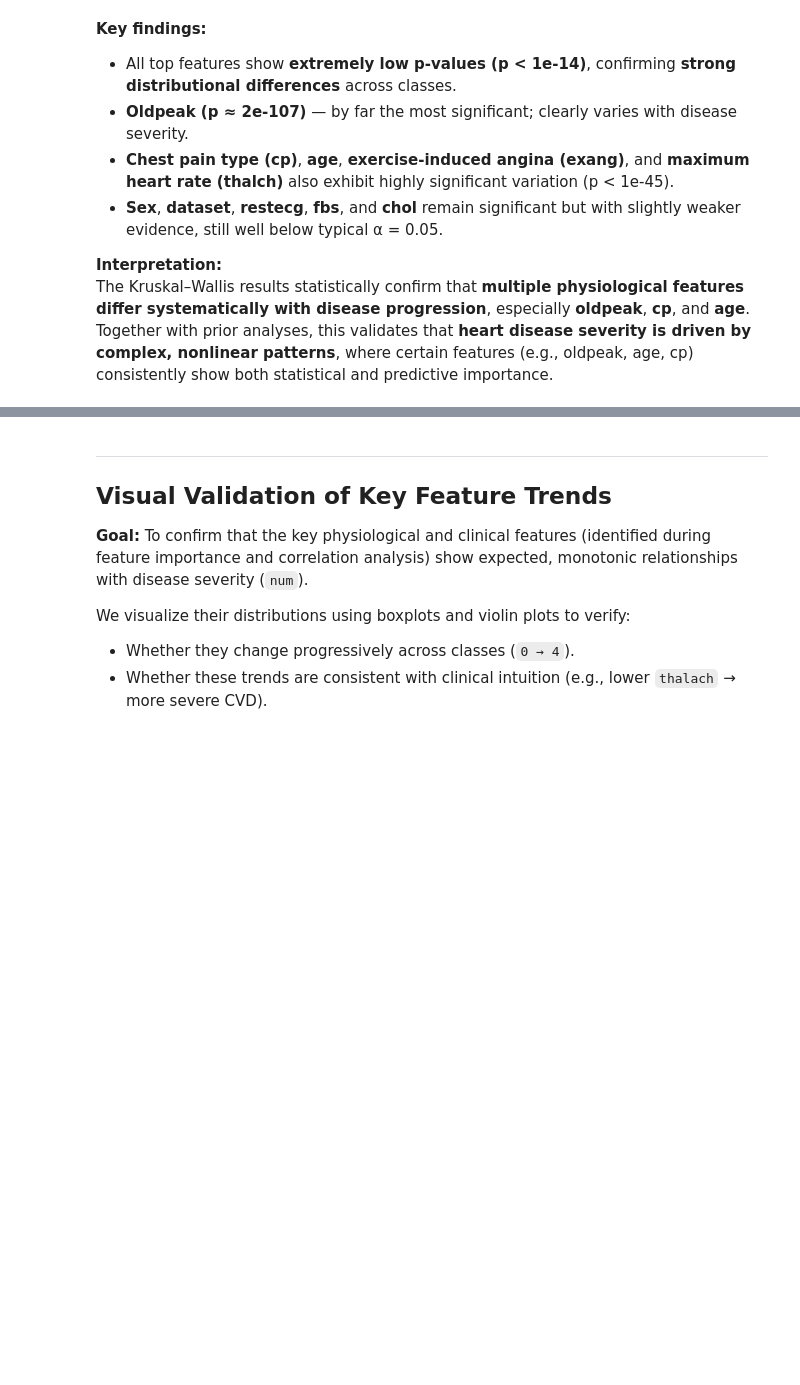
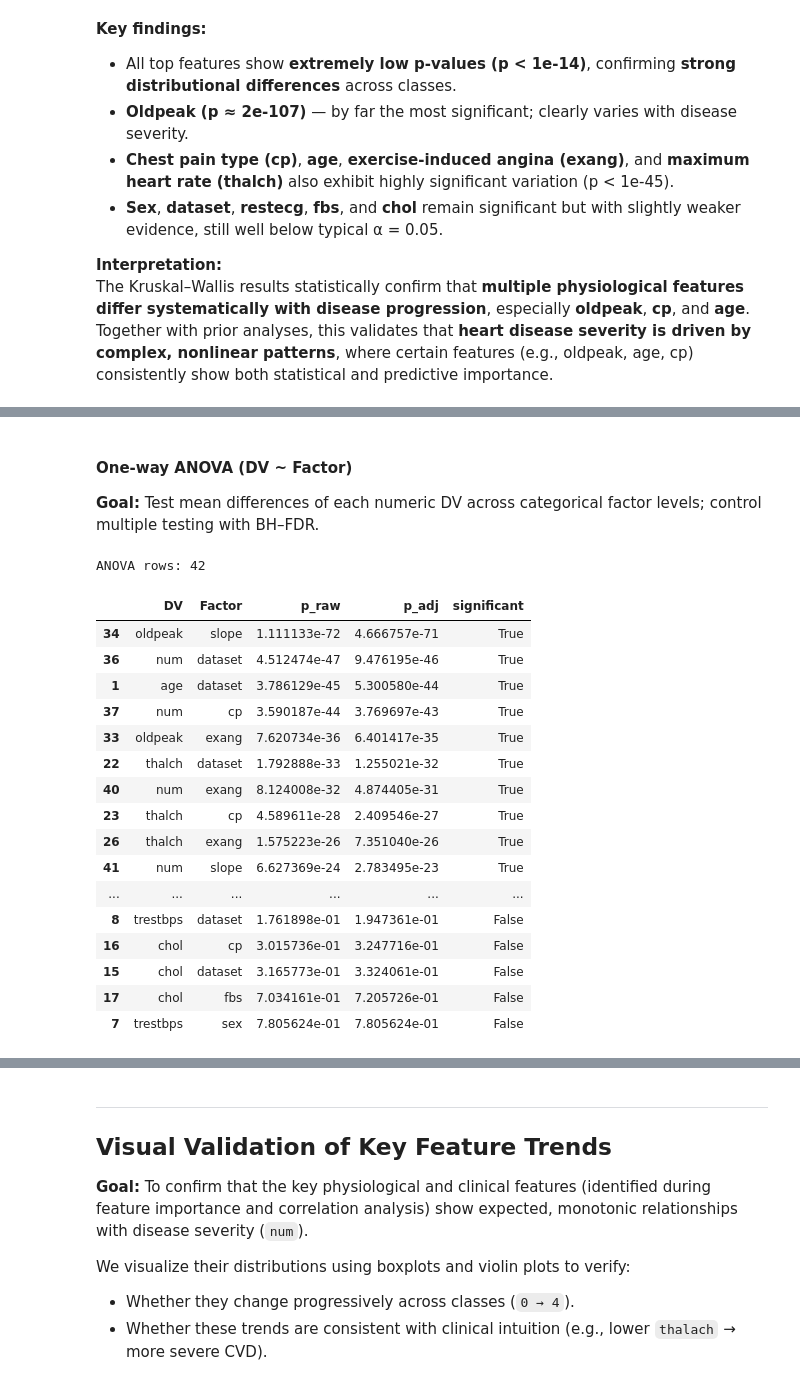
Before and after one commit to zuzannapajak/cardio-risk-prediction, a Jupyter notebook: notebooks/feature-analysis.ipynb, the cells around one changed output, grey strips where cells are left out. Drawn from its saved outputs; the diff is of its cells as text; code cells hidden in the pictures; blank space fills up the shorter version.

```diff
--- a/notebooks/feature-analysis.ipynb
+++ b/notebooks/feature-analysis.ipynb
@@ -353,0 +353,8 @@ shapiro_wilk_df
+# %%
+rows = []
+for c in numerical_columns:
+    s = df_clean[c].dropna()
+    if len(s) >= 3:
+        w, p = stats.shapiro(s)
+        rows.append([c, p])
+pd.DataFrame(rows, columns=['feature','sw_p_value'])
@@ -353,0 +383,41 @@ shapiro_wilk_df
+# %% [markdown]
+#### One-way ANOVA (DV ~ Factor)
+**Goal:** Test mean differences of each numeric DV across categorical factor levels; control multiple testing with BH–FDR.
+# %%
+rows = []
+for y in numerical_columns:
+    for g in categorical_columns:
+        sub = df_clean[[y, g]].dropna()
+        sub[g] = sub[g].astype('category')
+        vc = sub[g].value_counts()
+        model = ols(f'Q("{y}") ~ C(Q("{g}"))', data=sub).fit()
+        an = sm.stats.anova_lm(model, typ=2)
+        p = float(an['PR(>F)'].iloc[0])
+        rows.append([y, g, p])
+
+ANOVA_df = pd.DataFrame(rows, columns=['DV','Factor','p_raw']).sort_values('p_raw')
+
+reject, p_adj, *_ = multipletests(ANOVA_df['p_raw'], method='fdr_bh')
+ANOVA_df['p_adj'] = p_adj
+ANOVA_df['significant'] = reject
+print("ANOVA rows:", len(ANOVA_df))
+ANOVA_df
+# %% [output]
+ANOVA rows: 42
+|  | DV | Factor | p_raw | p_adj | significant |
+| 34 | oldpeak | slope | 1.111133e-72 | 4.666757e-71 | True |
+| 36 | num | dataset | 4.512474e-47 | 9.476195e-46 | True |
+| 1 | age | dataset | 3.786129e-45 | 5.300580e-44 | True |
+| 37 | num | cp | 3.590187e-44 | 3.769697e-43 | True |
+| 33 | oldpeak | exang | 7.620734e-36 | 6.401417e-35 | True |
+| 22 | thalch | dataset | 1.792888e-33 | 1.255021e-32 | True |
+| 40 | num | exang | 8.124008e-32 | 4.874405e-31 | True |
+| 23 | thalch | cp | 4.589611e-28 | 2.409546e-27 | True |
+| 26 | thalch | exang | 1.575223e-26 | 7.351040e-26 | True |
+| 41 | num | slope | 6.627369e-24 | 2.783495e-23 | True |
+| ... | ... | ... | ... | ... | ... |
+| 8 | trestbps | dataset | 1.761898e-01 | 1.947361e-01 | False |
+| 16 | chol | cp | 3.015736e-01 | 3.247716e-01 | False |
+| 15 | chol | dataset | 3.165773e-01 | 3.324061e-01 | False |
+| 17 | chol | fbs | 7.034161e-01 | 7.205726e-01 | False |
+| 7 | trestbps | sex | 7.805624e-01 | 7.805624e-01 | False |
```
Also changed, not shown: parts of 24 cells of this notebook.
